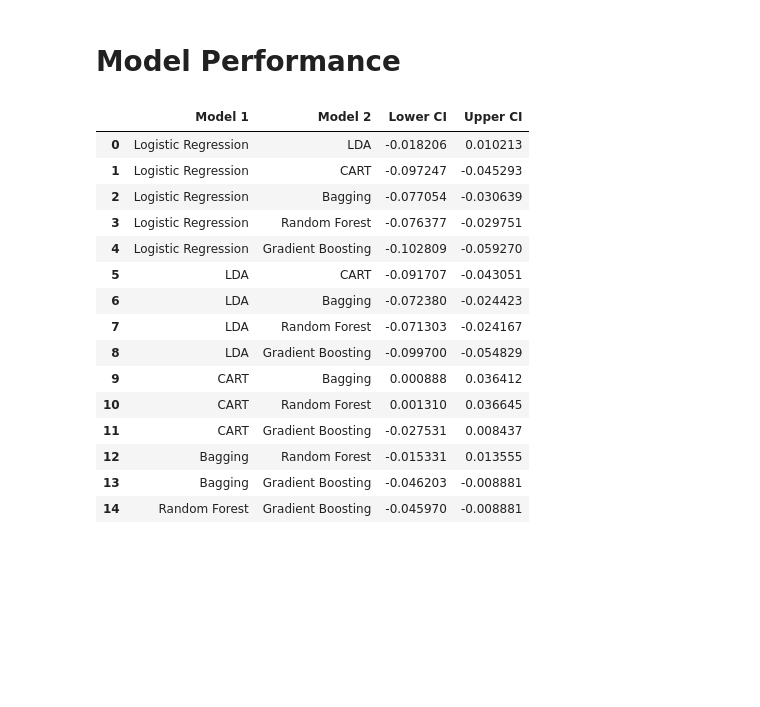
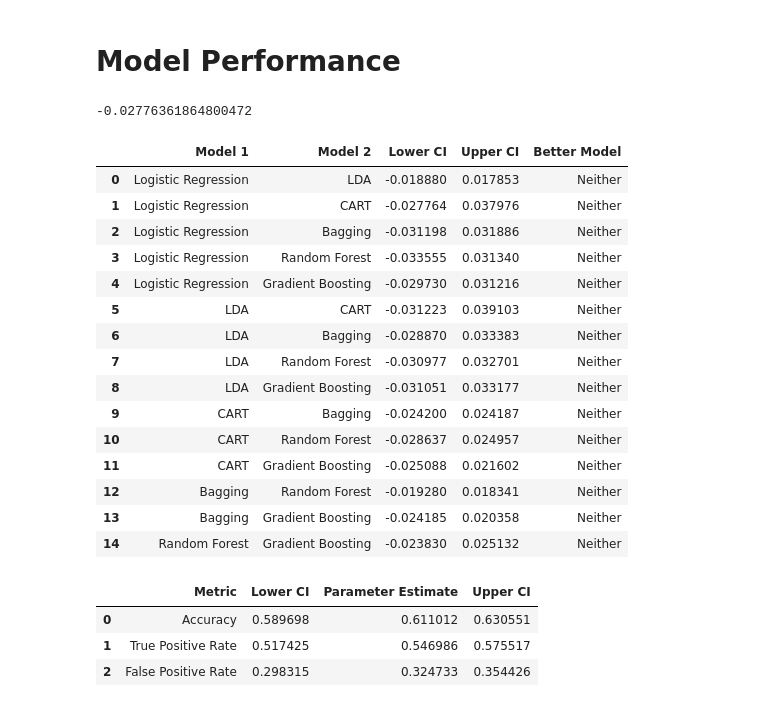
Before and after one commit to mayaasprouse/142_Project, a Jupyter notebook: Models.ipynb, the cells around one changed output. Saved outputs shown, nothing was run; the diff lists cells and outputs as text; code cells hidden in the pictures; blank space fills up the shorter version.

```diff
--- a/Models.ipynb
+++ b/Models.ipynb
@@ -530,14 +557,15 @@ param_est = [log_acc, lda_acc, dtc_acc, bag_acc, rf_acc, gbc_acc]
 model_names = ["Logistic Regression", "LDA", "CART", "Bagging", "Random Forest", "Gradient Boosting"]
 # %%
 model_list = [logreg, lda, dtc, bag, rf, gbc]
-acc_values = bootstrap(model_list, test_columns, test100, [acc_calc])
+acc_values = bootstrap(model_list, test_columns, test100, [fpr])
 # %%
 model1_list = []
 model2_list = []
 lower = []
 upper = []
 model_list = [logreg, lda, dtc, bag, rf, gbc]
-param_est = [log_acc, lda_acc, dtc_acc, bag_acc, rf_acc, gbc_acc]
+#param_est = [log_acc, lda_acc, dtc_acc, bag_acc, rf_acc, gbc_acc]
+param_est = [log_fpr, lda_fpr, dtc_fpr, bag_fpr, rf_fpr, gbc_fpr]
 acc_values_copy = acc_values.copy()[0] #index into values properly
 
 #now compare each set of models
@@ -591,24 +619,39 @@ for i in range(len(model2_list)):
     elif model2_list[i] == gbc:
         model2_list[i] = "Gradient Boosting"
 # %%
-pd.DataFrame(data = {'Model 1': model1_list,
+model_comp = pd.DataFrame(data = {'Model 1': model1_list,
                      'Model 2': model2_list,
                      "Lower CI": lower,
                      "Upper CI": upper})
-# %% [output]
-|  | Model 1 | Model 2 | Lower CI | Upper CI |
-| 0 | Logistic Regression | LDA | -0.018206 | 0.010213 |
-| 1 | Logistic Regression | CART | -0.097247 | -0.045293 |
-| 2 | Logistic Regression | Bagging | -0.077054 | -0.030639 |
-| 3 | Logistic Regression | Random Forest | -0.076377 | -0.029751 |
-| 4 | Logistic Regression | Gradient Boosting | -0.102809 | -0.059270 |
-| 5 | LDA | CART | -0.091707 | -0.043051 |
-| 6 | LDA | Bagging | -0.072380 | -0.024423 |
-| 7 | LDA | Random Forest | -0.071303 | -0.024167 |
-| 8 | LDA | Gradient Boosting | -0.099700 | -0.054829 |
-| 9 | CART | Bagging | 0.000888 | 0.036412 |
-| 10 | CART | Random Forest | 0.001310 | 0.036645 |
-| 11 | CART | Gradient Boosting | -0.027531 | 0.008437 |
-| 12 | Bagging | Random Forest | -0.015331 | 0.013555 |
-| 13 | Bagging | Gradient Boosting | -0.046203 | -0.008881 |
-| 14 | Random Forest | Gradient Boosting | -0.045970 | -0.008881 |
+# %%
+model_comp.loc[1, "Lower CI"]
+# %% [output]
+-0.02776361864800472
+# %%
+better_model = []
+for row in range(len(model_comp)):
+    if (model_comp.loc[row, "Lower CI"] < 0) & (model_comp.loc[row, "Upper CI"] < 0):
+        better_model.append(model_comp.loc[row, "Model 1"])
+    elif (model_comp.loc[row, "Lower CI"] > 0) & (model_comp.loc[row, "Upper CI"] > 0):
+        better_model.append(model_comp.loc[row, "Model 2"])
+    else:
+        better_model.append("Neither")
+model_comp["Better Model"] = better_model
+model_comp
+# %% [output]
+|  | Model 1 | Model 2 | Lower CI | Upper CI | Better Model |
+| 0 | Logistic Regression | LDA | -0.018880 | 0.017853 | Neither |
+| 1 | Logistic Regression | CART | -0.027764 | 0.037976 | Neither |
+| 2 | Logistic Regression | Bagging | -0.031198 | 0.031886 | Neither |
+| 3 | Logistic Regression | Random Forest | -0.033555 | 0.031340 | Neither |
+| 4 | Logistic Regression | Gradient Boosting | -0.029730 | 0.031216 | Neither |
+| 5 | LDA | CART | -0.031223 | 0.039103 | Neither |
+| 6 | LDA | Bagging | -0.028870 | 0.033383 | Neither |
+| 7 | LDA | Random Forest | -0.030977 | 0.032701 | Neither |
+| 8 | LDA | Gradient Boosting | -0.031051 | 0.033177 | Neither |
+| 9 | CART | Bagging | -0.024200 | 0.024187 | Neither |
+| 10 | CART | Random Forest | -0.028637 | 0.024957 | Neither |
+| 11 | CART | Gradient Boosting | -0.025088 | 0.021602 | Neither |
+| 12 | Bagging | Random Forest | -0.019280 | 0.018341 | Neither |
+| 13 | Bagging | Gradient Boosting | -0.024185 | 0.020358 | Neither |
+| 14 | Random Forest | Gradient Boosting | -0.023830 | 0.025132 | Neither |
@@ -614,0 +673,7 @@ pd.DataFrame(data = {'Model 1': model1_list,
+# %%
+dtc_boot
+# %% [output]
+|  | Metric | Lower CI | Parameter Estimate | Upper CI |
+| 0 | Accuracy | 0.589698 | 0.611012 | 0.630551 |
+| 1 | True Positive Rate | 0.517425 | 0.546986 | 0.575517 |
+| 2 | False Positive Rate | 0.298315 | 0.324733 | 0.354426 |
```
Also changed, not shown: parts of 14 cells of this notebook.
